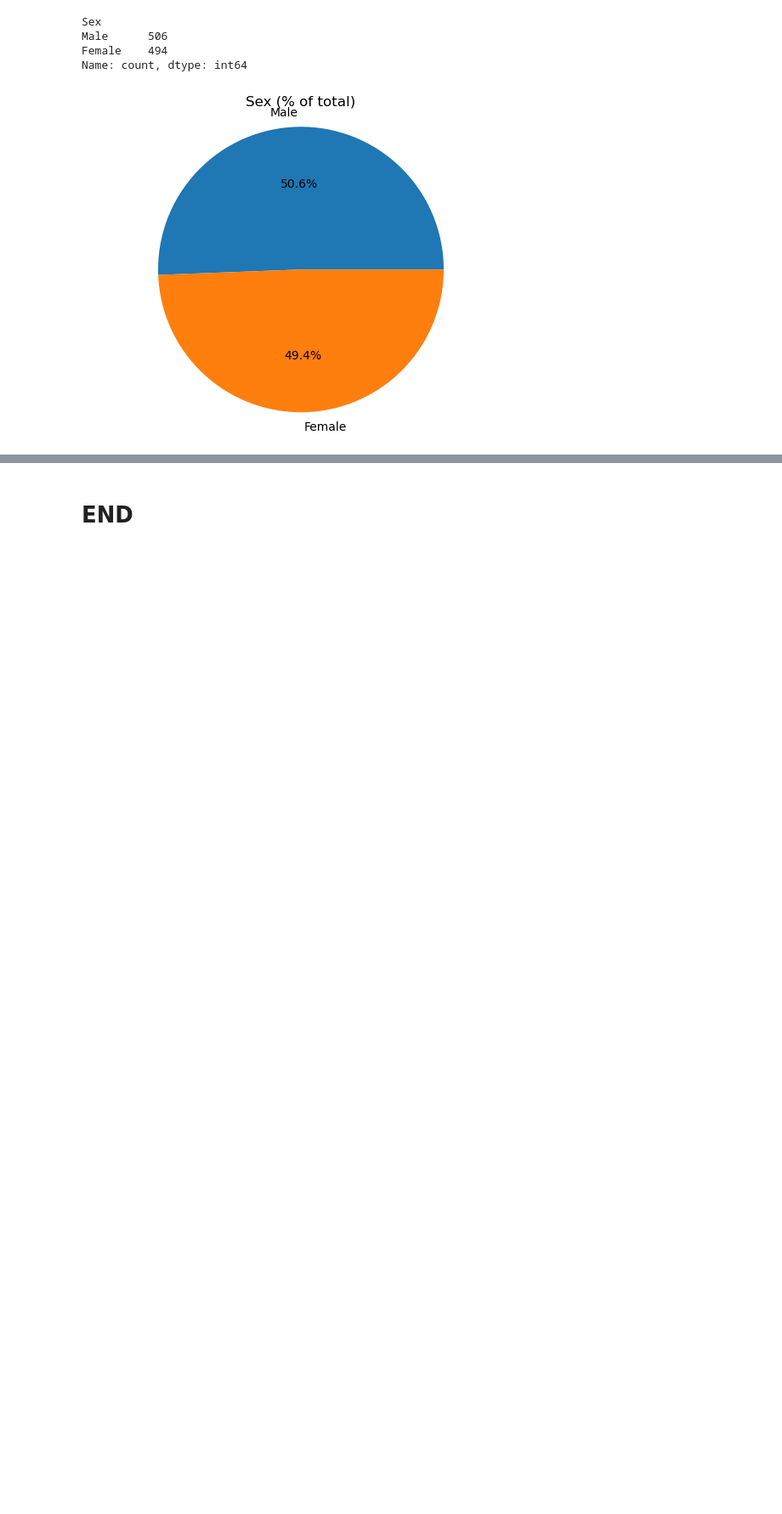
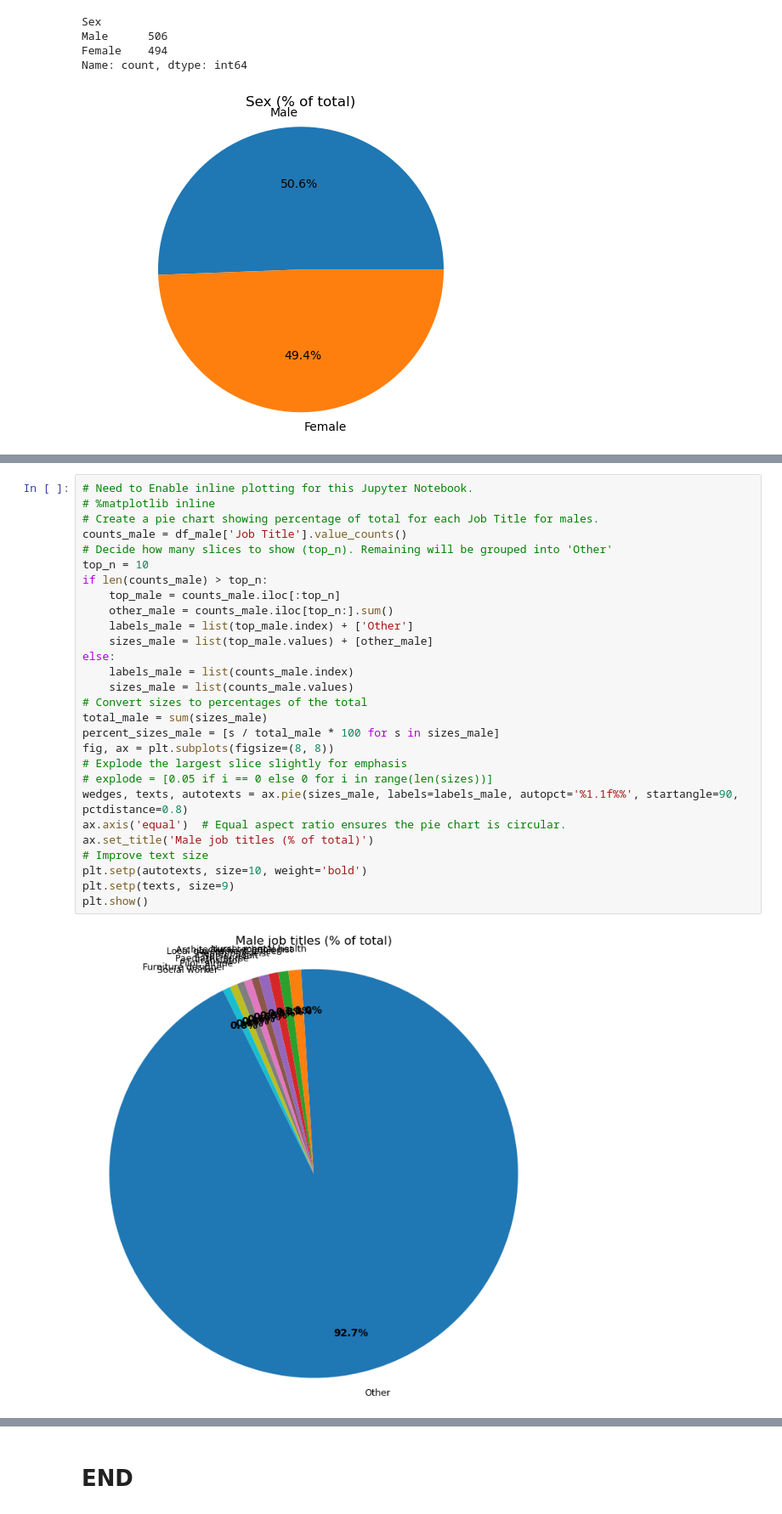
Before and after one commit to KaiiMenai/programming-for-data-analytics, a Jupyter notebook: pfda-assignments/assignment03-pie.ipynb, the cells around one changed output, grey strips where cells are left out. Shown at 85% size. Cells and saved outputs as stored; diff of their text form; blank space fills up the shorter version.

```diff
--- a/pfda-assignments/assignment03-pie.ipynb
+++ b/pfda-assignments/assignment03-pie.ipynb
@@ -184,0 +185,30 @@ print(grouped_female)
+# %%
+# Need to Enable inline plotting for this Jupyter Notebook.
+# %matplotlib inline
+# Create a pie chart showing percentage of total for each Job Title for males.
+counts_male = df_male['Job Title'].value_counts()
+# Decide how many slices to show (top_n). Remaining will be grouped into 'Other'
+top_n = 10
+if len(counts_male) > top_n:
+    top_male = counts_male.iloc[:top_n]
+    other_male = counts_male.iloc[top_n:].sum()
+    labels_male = list(top_male.index) + ['Other']
+    sizes_male = list(top_male.values) + [other_male]
+else:
+    labels_male = list(counts_male.index)
+    sizes_male = list(counts_male.values)
+# Convert sizes to percentages of the total
+total_male = sum(sizes_male)
+percent_sizes_male = [s / total_male * 100 for s in sizes_male]
+fig, ax = plt.subplots(figsize=(8, 8))
+# Explode the largest slice slightly for emphasis
+# explode = [0.05 if i == 0 else 0 for i in range(len(sizes))]
+wedges, texts, autotexts = ax.pie(sizes_male, labels=labels_male, autopct='%1.1f%%', startangle=90, pctdistance=0.8)
+ax.axis('equal')  # Equal aspect ratio ensures the pie chart is circular.
+ax.set_title('Male job titles (% of total)')
+# Improve text size
+plt.setp(autotexts, size=10, weight='bold')
+plt.setp(texts, size=9)
+plt.show()
+# %% [output]
+[figure, added]
```
Also changed, not shown: parts of 6 cells of this notebook.
